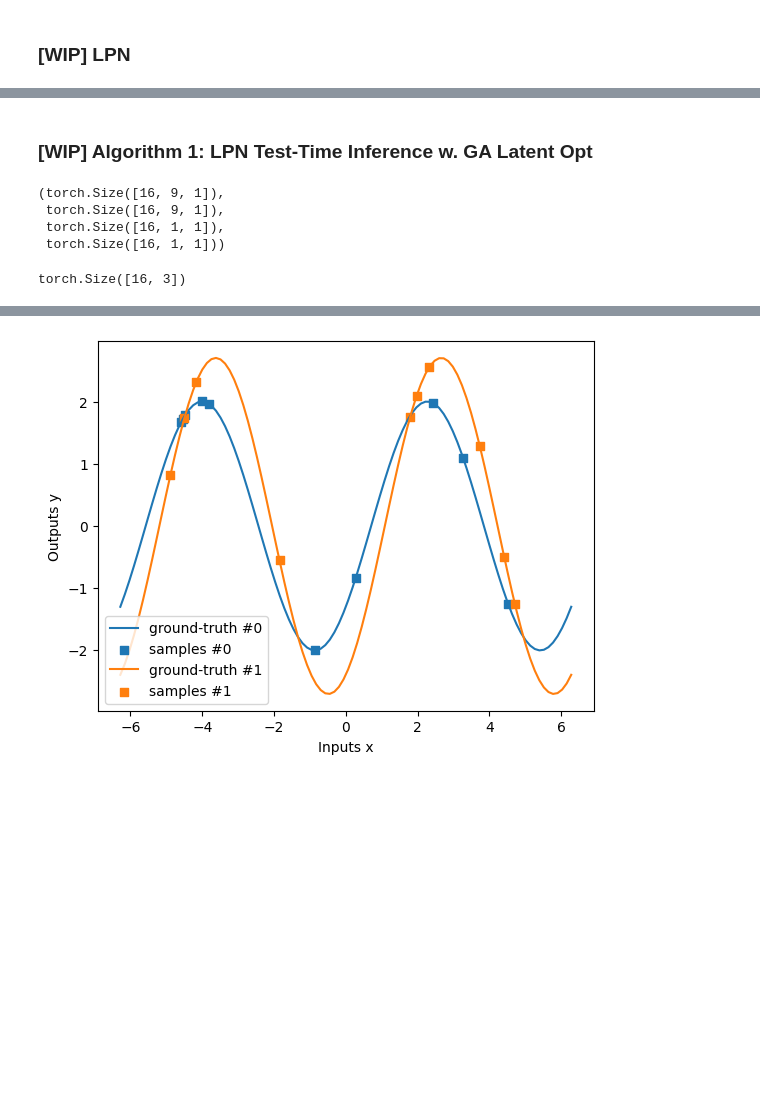
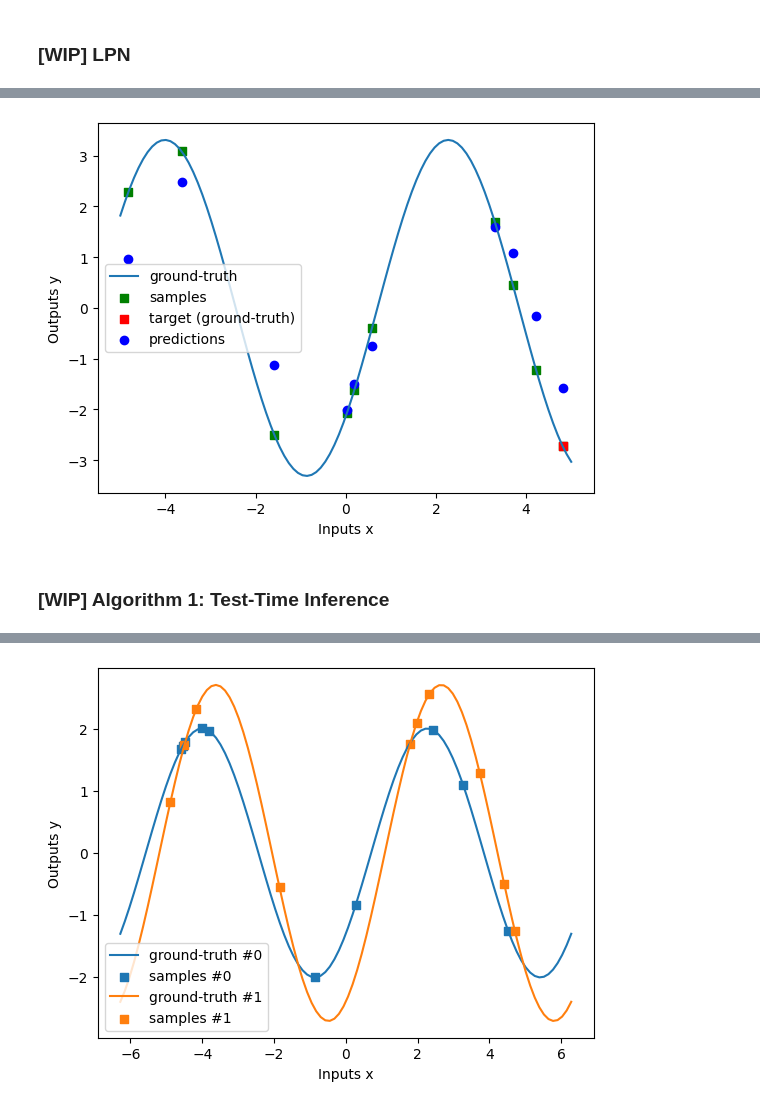
Before and after one commit to severinbratus/pmlr25-lpn, a Jupyter notebook: src/lpn4sine.ipynb, the cells around one changed output, grey strips where cells are left out. Cells and saved outputs as stored; diff of their text form; code cells hidden in the pictures; blank space fills up the shorter version.

```diff
--- a/src/lpn4sine.ipynb
+++ b/src/lpn4sine.ipynb
@@ -234,0 +409,2 @@ class LPN(nn.Module):
+# %%
+inputs_t, outputs_t, amp_t, phase_t = SineDataGenerator(10, 1).generate()
@@ -234,0 +415,4 @@ class LPN(nn.Module):
+# %%
+io_pairs_t = torch.cat([inputs_t, outputs_t], dim=-1).to(device)  # (B, N, 2)
+aux_t, loss_t = lpn(io_pairs_t)
+outputs_pred_t = aux_t["outputs_pred"].detach().cpu().numpy()
@@ -235,3 +423,30 @@ class LPN(nn.Module):
+# %%
+import matplotlib.pyplot as plt
+
+# Plot ground-truth,
+amp = amp_t.item()
+phase = phase_t.item()
+
+# Plot each set of inputs and outputs as a separate line
+x = np.linspace(-5, 5, 100)
+y = amp * np.sin(x - phase)
+
+plt.plot(x, y, label=f"ground-truth")
+plt.scatter(inputs_t, outputs_t, color='green', marker='s', label=f"samples")
+
+target_input = inputs_t[0, 0, 0].item()
+target_output = outputs_t[0, 0, 0].item()
+plt.scatter(target_input, target_output, marker='s', color='red', label=f"target (ground-truth)")
+
+plt.scatter(inputs_t, outputs_pred_t, marker='o', color='blue', label=f"predictions")
+
+plt.xlabel("Inputs x")
+plt.ylabel("Outputs y")
+# plt.title("Outputs vs Inputs")
+plt.legend()
+plt.show()
+# %% [output]
+[figure, added]
 # %% [markdown]
-### [WIP] Algorithm 1: LPN Test-Time Inference w. GA Latent Opt
+### [WIP] Algorithm 1: Test-Time Inference
 # %%
@@ -251,7 +461,0 @@ alpha = 0.1
-# %%
-ctx_inputs.shape, ctx_outputs.shape, test_inputs.shape, test_outputs.shape
-# %% [output]
-(torch.Size([16, 9, 1]),
- torch.Size([16, 9, 1]),
- torch.Size([16, 1, 1]),
- torch.Size([16, 1, 1]))
@@ -262,6 +461,0 @@ decoder = Decoder(d_input=1, d_latent=D_LATENT, ds_hidden=[32, 32], d_output=1)
-# %%
-io_pairs = torch.cat([ctx_inputs, ctx_outputs], dim=-1)  # (batch_size, N, 2)
-z_prime = z_prime_0 = encoder(io_pairs)
-z_prime_0.shape  # (batch_size, d_latent)
-# %% [output]
-torch.Size([16, 3])
```
Also changed, not shown: parts of 27 cells of this notebook, 1 other file.
